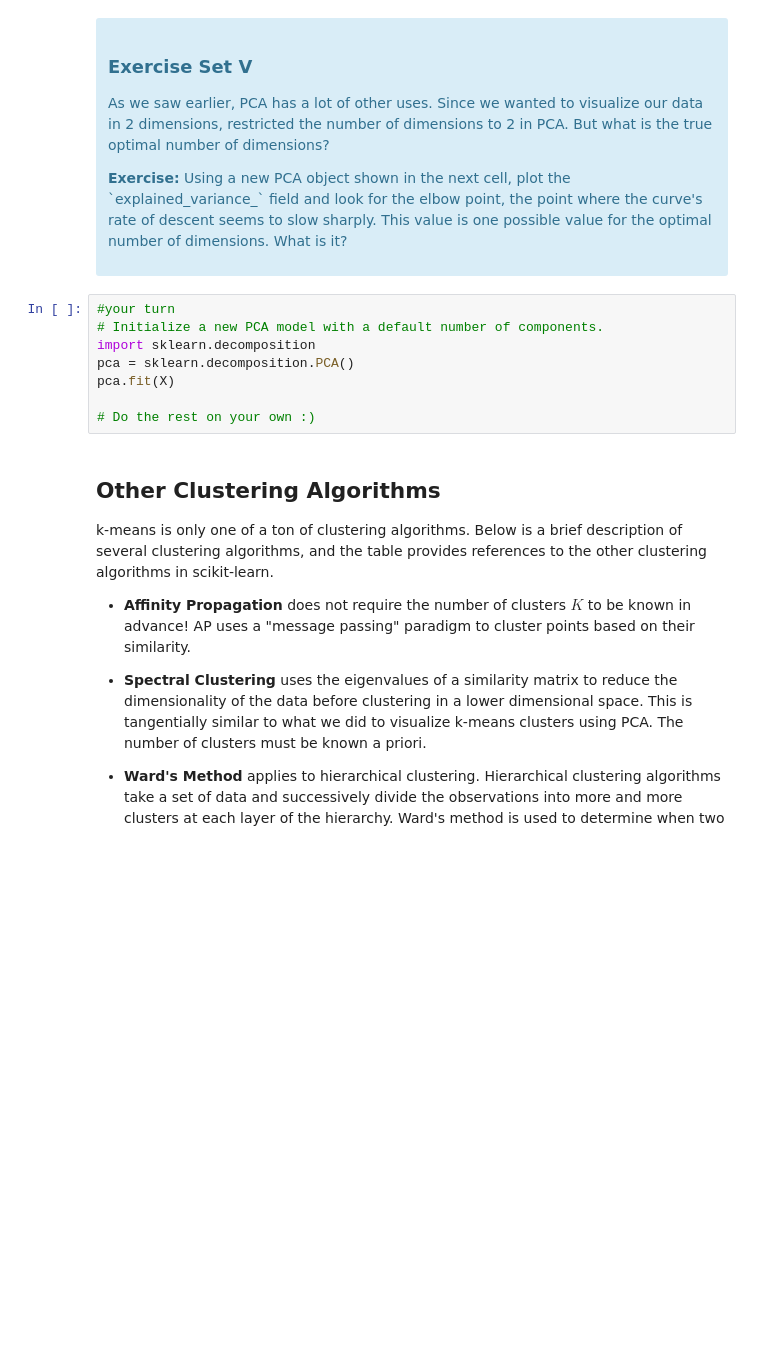
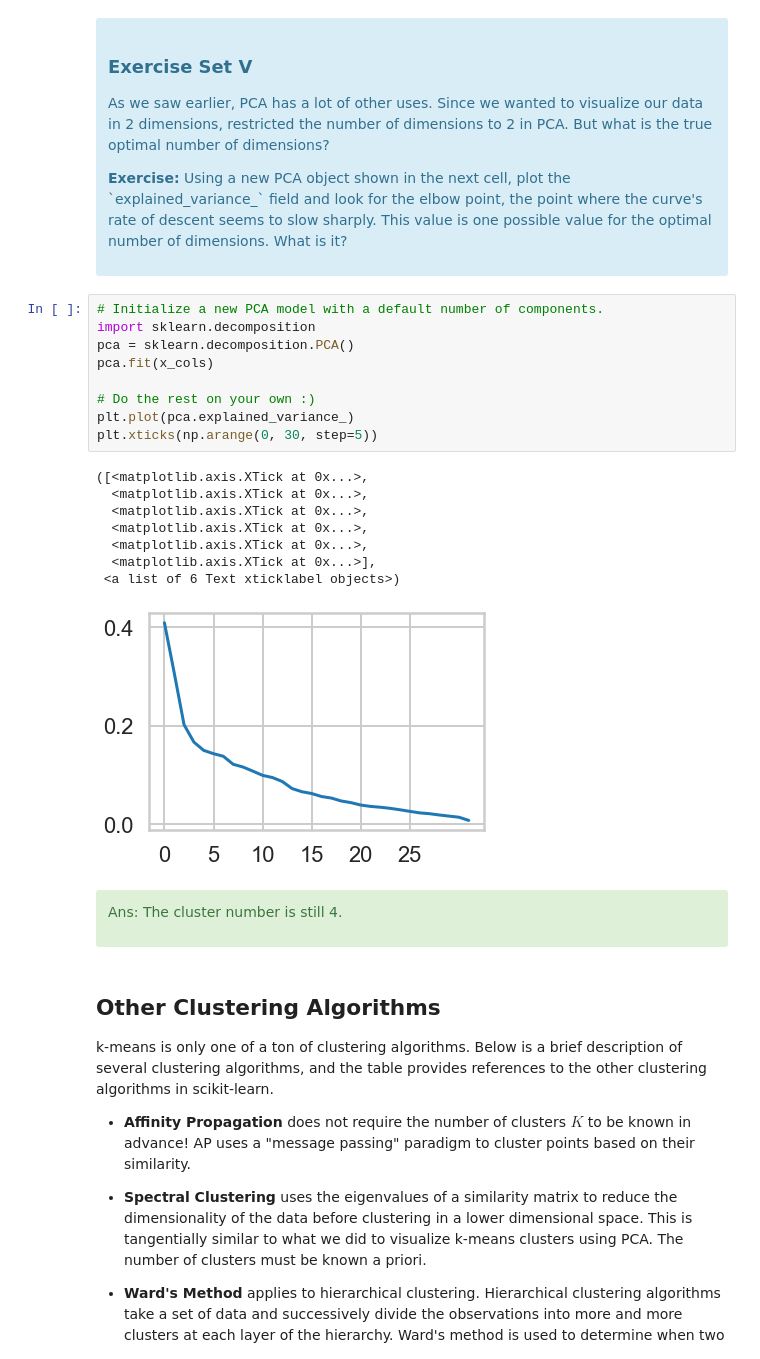
Before and after one commit to jacquelineguo/Clustering, a Jupyter notebook: Mini_Project_Clustering.ipynb, the cells around one changed output. Saved outputs shown, nothing was run; the diff lists cells and outputs as text; blank space fills up the shorter version.

```diff
--- a/Mini_Project_Clustering.ipynb
+++ b/Mini_Project_Clustering.ipynb
@@ -430,13 +432,27 @@ What we've done is we've taken those columns of 0/1 indicator variables, and we'
 <p><b>Exercise:</b> Using a new PCA object shown in the next cell, plot the `explained_variance_` field and look for the elbow point, the point where the curve's rate of descent seems to slow sharply. This value is one possible value for the optimal number of dimensions. What is it?</p>
 </div>
 # %%
-#your turn
 # Initialize a new PCA model with a default number of components.
 import sklearn.decomposition
 pca = sklearn.decomposition.PCA()
-pca.fit(X)
+pca.fit(x_cols)
 
 # Do the rest on your own :)
+plt.plot(pca.explained_variance_)
+plt.xticks(np.arange(0, 30, step=5))
+# %% [output]
+([<matplotlib.axis.XTick at 0x...>,
+  <matplotlib.axis.XTick at 0x...>,
+  <matplotlib.axis.XTick at 0x...>,
+  <matplotlib.axis.XTick at 0x...>,
+  <matplotlib.axis.XTick at 0x...>,
+  <matplotlib.axis.XTick at 0x...>],
+ <a list of 6 Text xticklabel objects>)
+[figure, added]
+# %% [markdown]
+<div class="span5 alert alert-success">
+<p>Ans: The cluster number is still 4.</p>
+    </div>
 # %% [markdown]
 ## Other Clustering Algorithms
 
```
Also changed, not shown: parts of 17 cells of this notebook.
